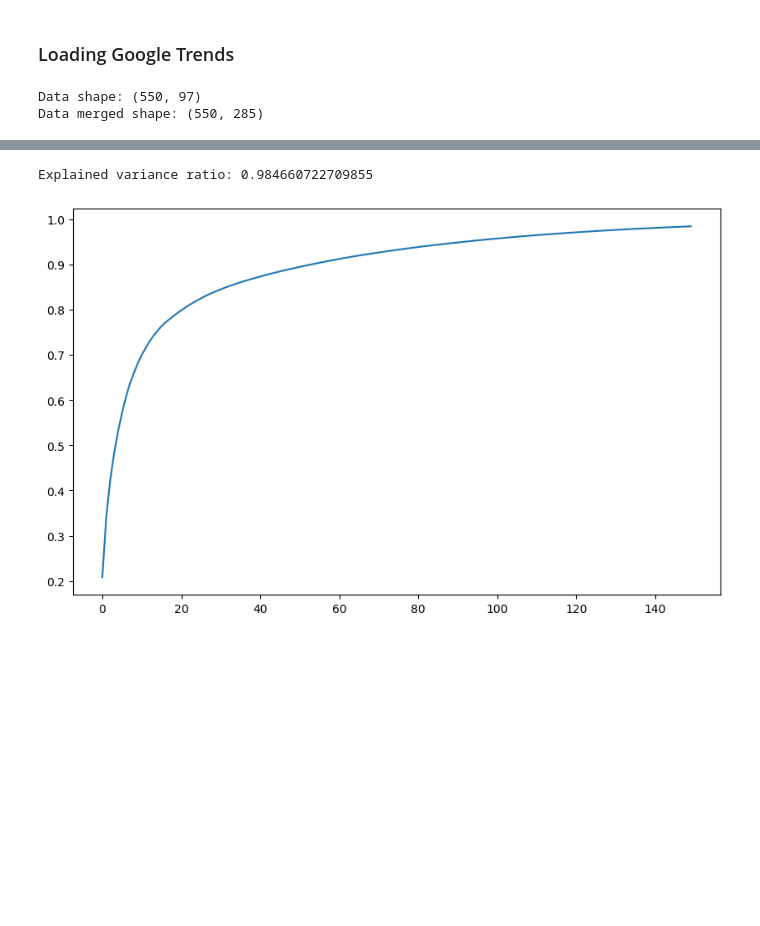
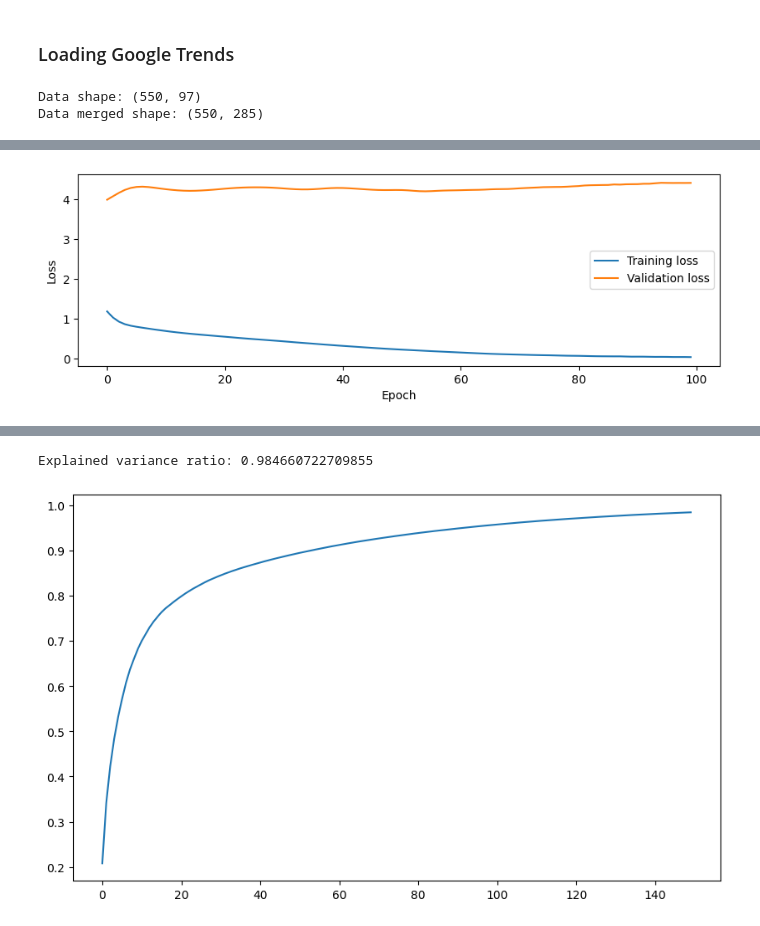
Before and after one commit to theS3b/Smoothing-Techniques-for-Predicting-High-Frequency-Time-Series, a Jupyter notebook: High Frequencies Predictions.ipynb, the cells around one changed output, grey strips where cells are left out. Drawn from its saved outputs; the diff is of its cells as text; code cells hidden in the pictures; blank space fills up the shorter version.

```diff
--- a/High Frequencies Predictions.ipynb
+++ b/High Frequencies Predictions.ipynb
@@ -67,0 +109,2 @@ Data merged shape: (550, 285)
+# %%
+data, all_gdps, all_gts = load_data()
@@ -67,0 +119,4 @@ Data merged shape: (550, 285)
+# %%
+
+preprocessor = Preprocessing(epsilon=EPS, gdp_diff_period=PERIOD, all_GDPs=all_gdps, all_GTs=all_gts)
+X_train, y_train, X_valid, y_valid = preprocessor.preprocess_data(train_pct=TRAIN_PROPORTION, mode=MODE, gt_trend_removal=False)
@@ -67,0 +134,9 @@ Data merged shape: (550, 285)
+# %%
+device = (
+    "cuda"
+    if torch.cuda.is_available()
+    else "mps"
+    if torch.backends.mps.is_available()
+    else "cpu"
+)
+print(f"Using {device} device")
@@ -67,0 +201,2 @@ Data merged shape: (550, 285)
+# %%
+model, training_loss, validation_loss = train_nn(X_train, y_train, X_valid, y_valid, num_epochs=100, learning_rate=1e-3, weight_decay=1e-2)
@@ -67,0 +205,10 @@ Data merged shape: (550, 285)
+# %%
+plt.figure(figsize=(10, 3))
+plt.plot(training_loss, label="Training loss")
+plt.plot(validation_loss, label="Validation loss")
+plt.xlabel("Epoch")
+plt.ylabel("Loss")
+plt.legend()
+plt.show()
+# %% [output]
+[figure, added]
```
Also changed, not shown: parts of 19 cells of this notebook.
